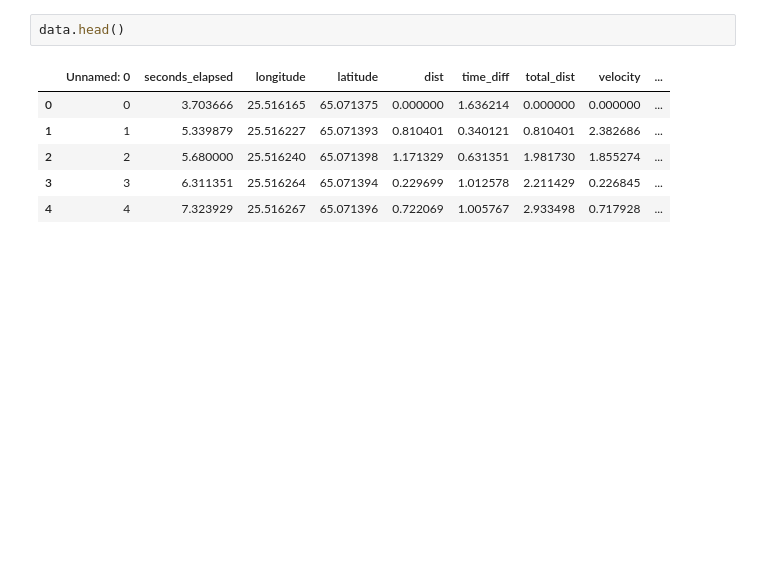
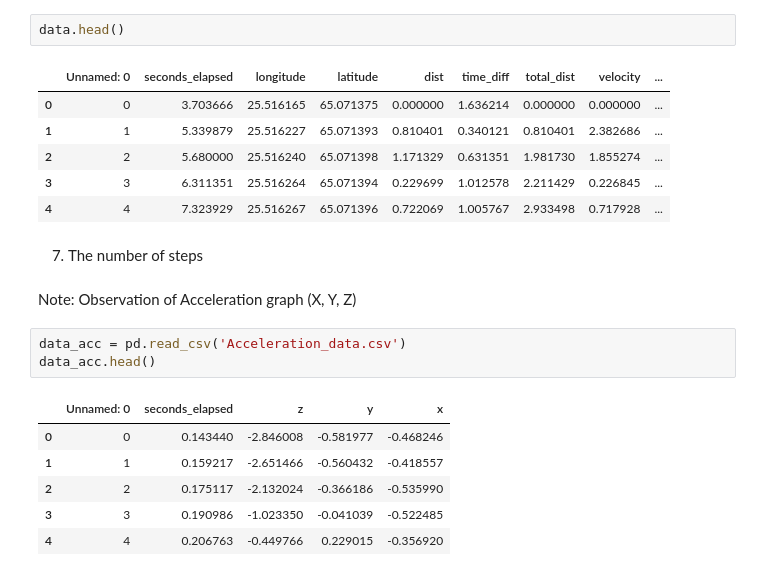
Before and after one commit to DIN22SP/SportsApp-Physics-final-project, a Jupyter notebook: SportsApp.ipynb, the cells around one changed output. Drawn from its saved outputs; the diff is of its cells as text; blank space fills up the shorter version.

```diff
--- a/SportsApp.ipynb
+++ b/SportsApp.ipynb
@@ -140,3 +140,17 @@ data.head()
 | 2 | 2 | 5.680000 | 25.516240 | 65.071398 | 1.171329 | 0.631351 | 1.981730 | 1.855274 | ... |
 | 3 | 3 | 6.311351 | 25.516264 | 65.071394 | 0.229699 | 1.012578 | 2.211429 | 0.226845 | ... |
 | 4 | 4 | 7.323929 | 25.516267 | 65.071396 | 0.722069 | 1.005767 | 2.933498 | 0.717928 | ... |
+# %% [markdown]
+7. The number of steps
+# %% [markdown]
+Note: Observation of Acceleration graph (X, Y, Z)
+# %%
+data_acc = pd.read_csv('Acceleration_data.csv')
+data_acc.head()
+# %% [output]
+|  | Unnamed: 0 | seconds_elapsed | z | y | x |
+| 0 | 0 | 0.143440 | -2.846008 | -0.581977 | -0.468246 |
+| 1 | 1 | 0.159217 | -2.651466 | -0.560432 | -0.418557 |
+| 2 | 2 | 0.175117 | -2.132024 | -0.366186 | -0.535990 |
+| 3 | 3 | 0.190986 | -1.023350 | -0.041039 | -0.522485 |
+| 4 | 4 | 0.206763 | -0.449766 | 0.229015 | -0.356920 |
```
Also changed, not shown: parts of 6 cells of this notebook.
